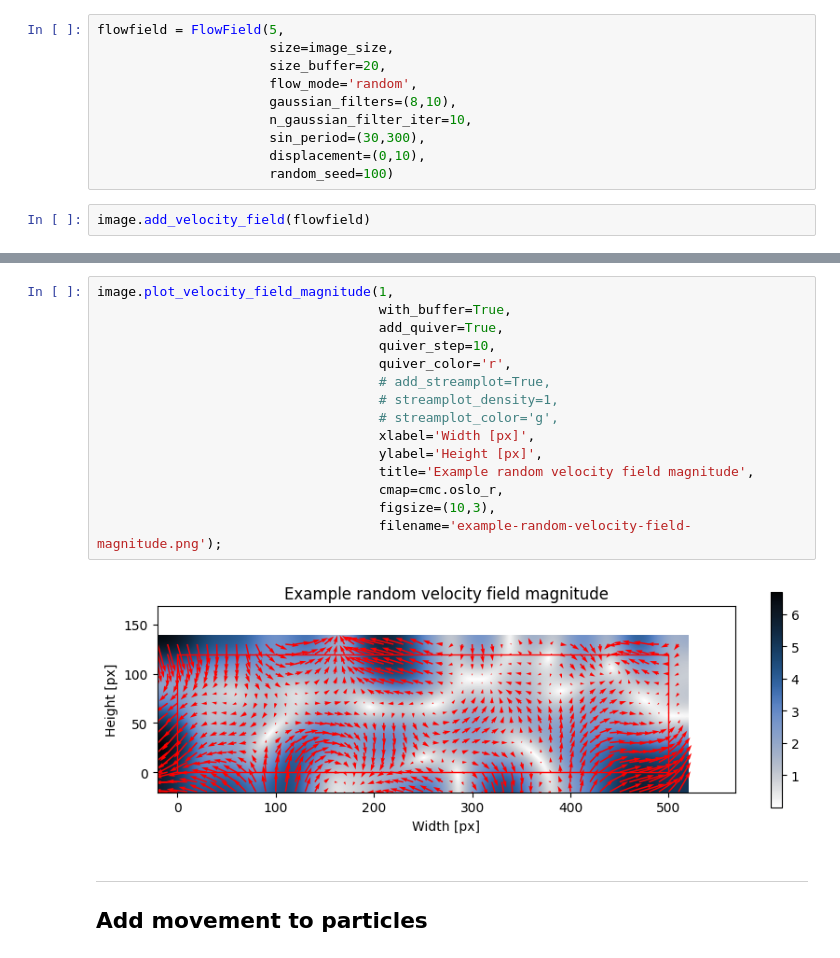
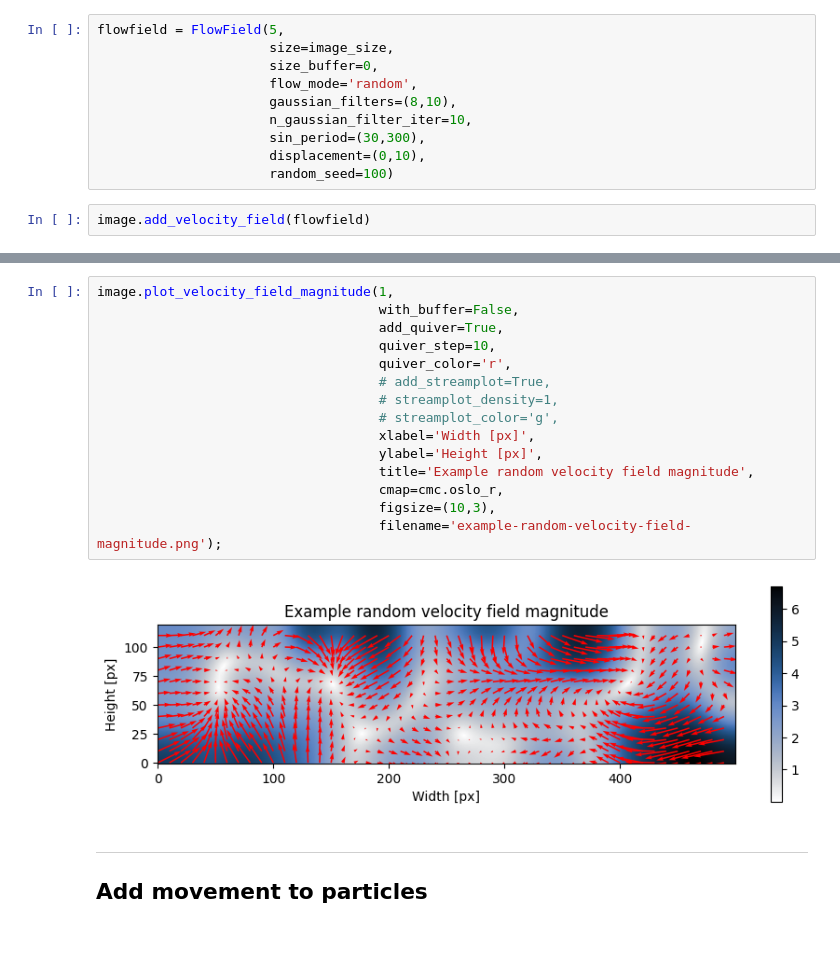
Before and after one commit to kamilazdybal/pykitPIV, a Jupyter notebook: jupyter-notebooks/debugging.ipynb, the cells around one changed output, grey strips where cells are left out. Drawn from its saved outputs; the diff is of its cells as text.

```diff
--- a/jupyter-notebooks/debugging.ipynb
+++ b/jupyter-notebooks/debugging.ipynb
@@ -73,7 +73,7 @@ image.plot(0,
 # %%
 flowfield = FlowField(5,
                       size=image_size,
-                      size_buffer=20,
+                      size_buffer=0,
                       flow_mode='random',
                       gaussian_filters=(8,10),
                       n_gaussian_filter_iter=10,
@@ -128,20 +139,20 @@ image.plot_velocity_field_magnitude(1,
 # %%
 image.plot_velocity_field_magnitude(1,
-                                    with_buffer=True,
+                                    with_buffer=False,
                                     add_quiver=True,
                                     quiver_step=10,
                                     quiver_color='r',
                                     # add_streamplot=True,
                                     # streamplot_density=1,
                                     # streamplot_color='g',
                                     xlabel='Width [px]',
                                     ylabel='Height [px]',
                                     title='Example random velocity field magnitude',
                                     cmap=cmc.oslo_r,
                                     figsize=(10,3),
                                     filename='example-random-velocity-field-magnitude.png');
 # %% [output]
-[figure, old version]
+[figure, new version]
 # %% [markdown]
 ***
 
```
Also changed, not shown: parts of 4 cells of this notebook, 4 other files.
